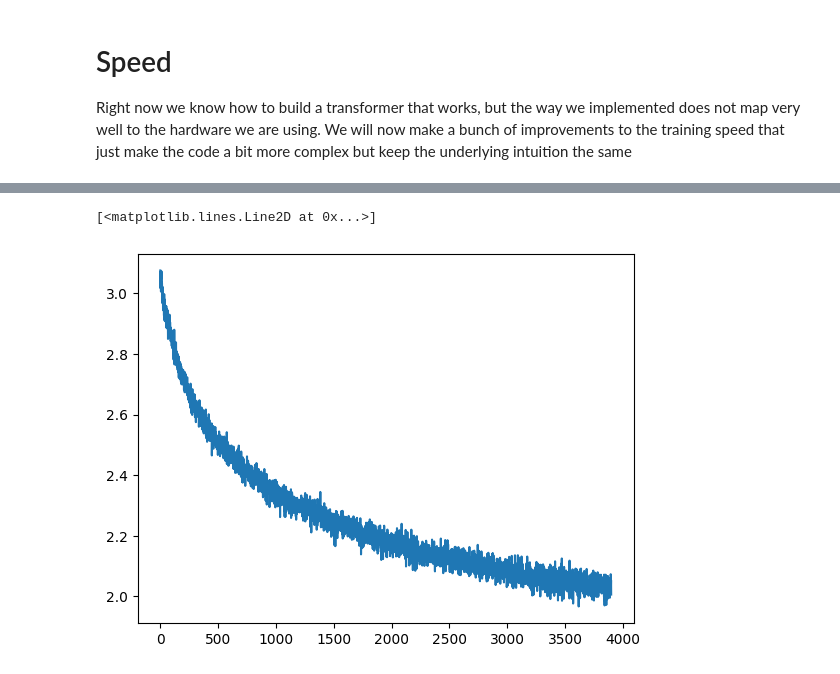
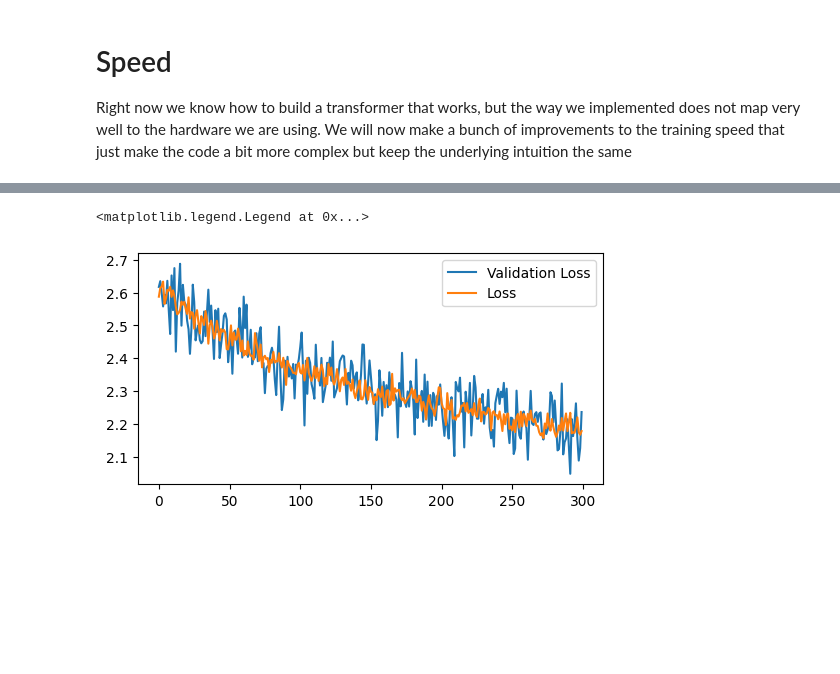
Before and after one commit to LucaM185/GPTs-from-scratch, a Jupyter notebook: 7 - Attention.ipynb, the cells around one changed output, grey strips where cells are left out. Saved outputs shown, nothing was run; the diff lists cells and outputs as text; code cells hidden in the pictures; blank space fills up the shorter version.

```diff
--- a/7 - Attention.ipynb
+++ b/7 - Attention.ipynb
@@ -281,11 +273,11 @@ The Brigun
 Transformers consist of many attention blocks and MLPs in sequence, with residual connections
 # %%
 class Block(nn.Module):
-    def __init__(self, emb_size, head_size, hidden_size, n_layers):
+    def __init__(self, emb_size, hidden_size, n_layers):
         super().__init__()
 
         self.prenorm1 = nn.LayerNorm(emb_size)
-        self.att = Attention(emb_size, head_size)
+        self.att = Attention(emb_size)
         self.prenorm2 = nn.LayerNorm(emb_size)
         self.fc = FullyConnected(emb_size, emb_size, hidden_size, n_layers)
 
@@ -301,7 +293,7 @@ class Transformer(nn.Module):
         self.embedding = nn.Embedding(vocab_size, emb_size)
         self.posemb = nn.Embedding(sequence_length, emb_size)
 
-        self.blocks = nn.ModuleList([Block(emb_size, head_size, hidden_size, n_layers) for _ in range(n_blocks)])
+        self.blocks = nn.ModuleList([Block(emb_size, hidden_size, n_layers) for _ in range(n_blocks)])
         self.LinOut = nn.Linear(emb_size, vocab_size)
 
     def forward(self, x):
@@ -313,11 +305,11 @@ class Transformer(nn.Module):
         x = self.LinOut(x)
         return x
 # %%
-model = Transformer(vocab_size=vocab_size, emb_size=128, n_blocks=4, head_size=128, hidden_size=128, n_layers=2).to(device)
+model = Transformer(vocab_size=vocab_size, emb_size=256, n_blocks=4, head_size=256, hidden_size=256, n_layers=2).to(device)
 torch.compile(model)
 print(f"Millions of parameters: {sum(p.numel() for p in model.parameters())/1e6:.2f}")
 
-epochs = 4000 # Tailored to be time-comparable to the MLP
+epochs = 400 # Tailored to be time-comparable to the MLP
 batch_size = 512
 optimizer = torch.optim.AdamW(model.parameters(), lr=3e-4, weight_decay=0.03)
 
@@ -494,5 +488,9 @@ LoweringException: TypeError: 'NoneType' object is not callable
-# %%
-plt.plot(lossi[100:])
-# %% [output]
-[<matplotlib.lines.Line2D at 0x...>]
-[figure, removed]
+# %%
+# Plot train and validation loss
+plt.figure(figsize=(6, 3))
+plt.plot(vlossi[100:], label='Validation Loss')
+plt.plot(lossi[100:], label='Loss')
+plt.legend()
+# %% [output]
+<matplotlib.legend.Legend at 0x...>
+[figure, added]
```
Also changed, not shown: parts of 8 cells of this notebook, 1 other file.
